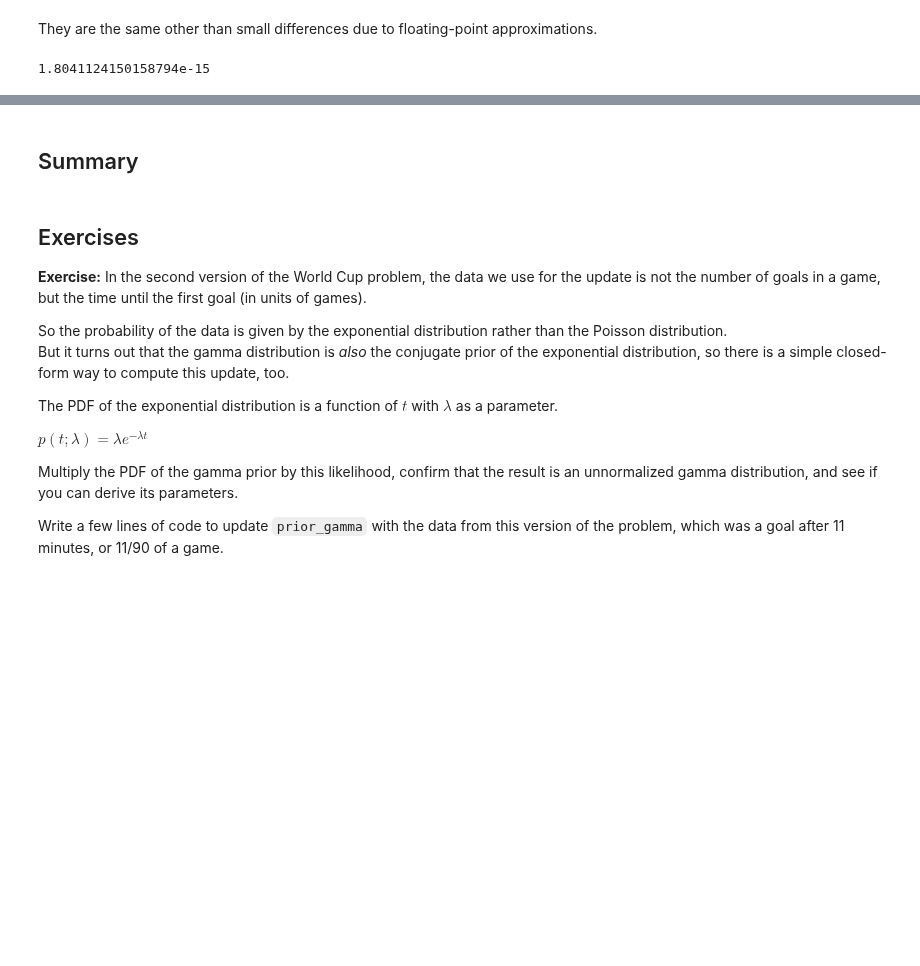
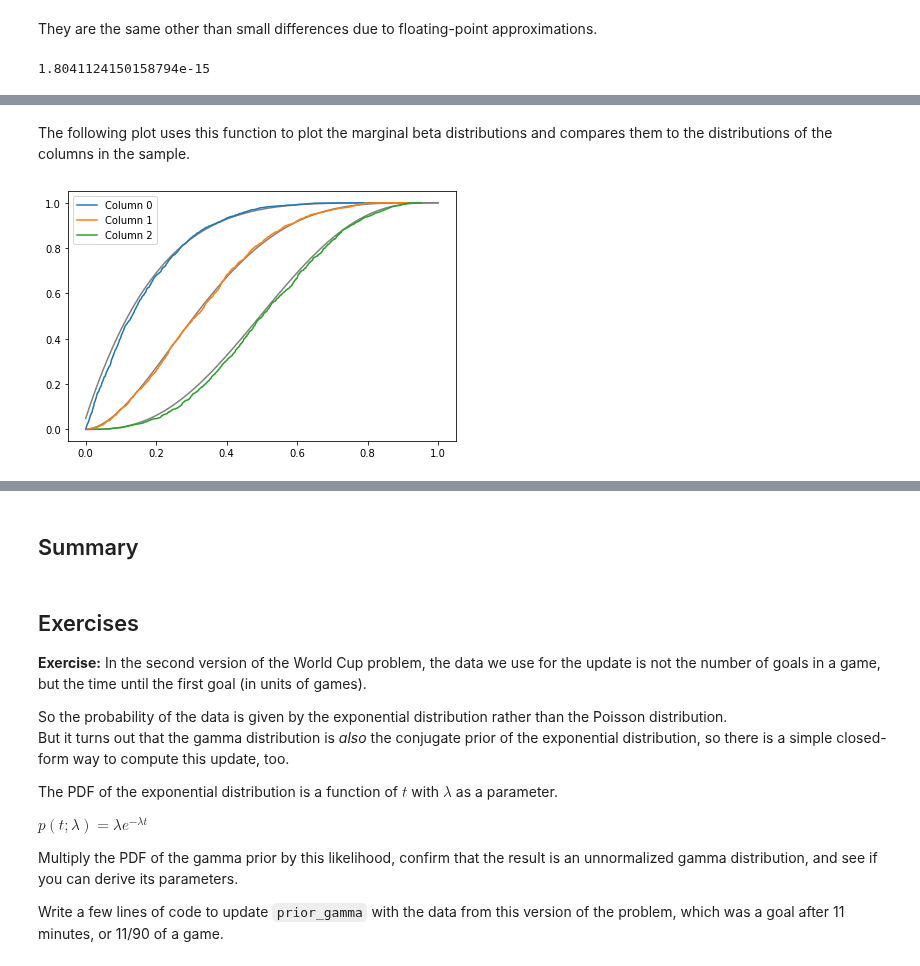
Before and after one commit to AllenDowney/ThinkBayes2, a Jupyter notebook: code/soln/chap17soln.ipynb, the cells around one changed output, grey strips where cells are left out. Cells and saved outputs as stored; diff of their text form; code cells hidden in the pictures; blank space fills up the shorter version.

```diff
--- a/code/soln/chap17soln.ipynb
+++ b/code/soln/chap17soln.ipynb
@@ -348,0 +467,22 @@ np.max(np.abs(posterior - posterior_conjugate))
+# %%
+def marginal_beta(alpha, i):
+    """
+    """
+    total = alpha.sum()
+    return make_beta(alpha[i], total-alpha[i])
+# %% [markdown]
+The following plot uses this function to plot the marginal beta distributions and compares them to the distributions of the columns in the sample.
+# %%
+xs = np.linspace(0, 1, 101)
+
+for i, cdf in enumerate(cdfs):
+    label = f'Column {i}'
+
+    marginal = marginal_beta(alpha, i)
+    make_pmf(marginal, xs).make_cdf().plot(color='gray')
+    cdf.plot(label=label)
+
+
+decorate()
+# %% [output]
+[figure, added]
```
Also changed, not shown: parts of 29 cells of this notebook.
